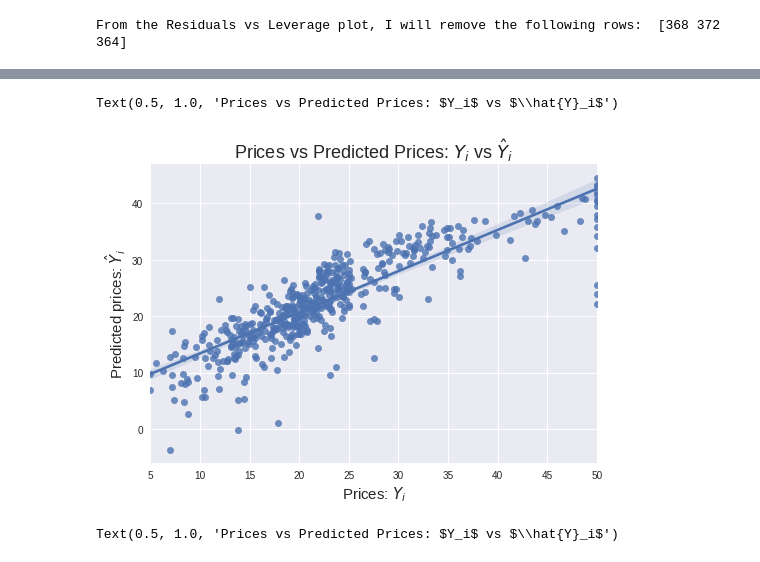
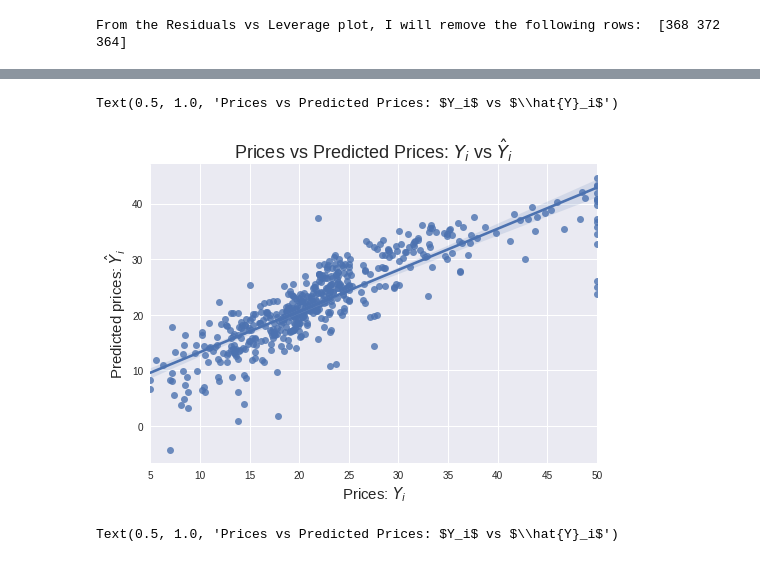
Before and after one commit to villafue/Python_Statistics, a Jupyter notebook: Boston_Mini_Project_Linear_Regression.ipynb, the cells around one changed output, grey strips where cells are left out. Cells and saved outputs as stored; diff of their text form; code cells hidden in the pictures.

```diff
--- a/Boston_Mini_Project_Linear_Regression.ipynb
+++ b/Boston_Mini_Project_Linear_Regression.ipynb
@@ -1067,6 +1119,8 @@ dataframe = pd.concat([X, p], axis=1)
 # %%
-# m = ols('PRICE ~ PTRATIO',bos).fit()
-m13 = ols('PRICE ~ CRIM + ZN + INDUS + CHAS + NOX + RM + AGE + DIS + TAX + PTRATIO + B + LSTAT',bos).fit()
+'''
+Below is the same model as above, just written in a different way.
+'''
+m13 = ols('PRICE ~ CRIM + ZN + INDUS + CHAS + NOX + RM + AGE + DIS + TAX + RAD + PTRATIO + B + LSTAT',bos).fit()
 print(m13.summary())
 # %% [output]
                             OLS Regression Results
@@ -1403,14 +1464,17 @@ Warnings:
 [2] The condition number is large, 1.46e+04. This might indicate that there are
 strong multicollinearity or other numerical problems.
 # %%
+'''
+Original Prices vs Prediced Prices graph with outliers.
+'''
 prices_df=pd.DataFrame()
 prices_df["Predicted_Prices"]=m13.fittedvalues.values
 prices_df["Real_Prices"]=bos.PRICE.values
 sns.regplot(y="Predicted_Prices", x="Real_Prices", data=prices_df, fit_reg = True)
 plt.xlabel("Prices: $Y_i$")
 plt.ylabel("Predicted prices: $\hat{Y}_i$")
 plt.title("Prices vs Predicted Prices: $Y_i$ vs $\hat{Y}_i$")
 # %% [output]
 Text(0.5, 1.0, 'Prices vs Predicted Prices: $Y_i$ vs $\\hat{Y}_i$')
-[figure, old version]
+[figure, new version]
 # %%
```
Also changed, not shown: parts of 52 cells of this notebook.
